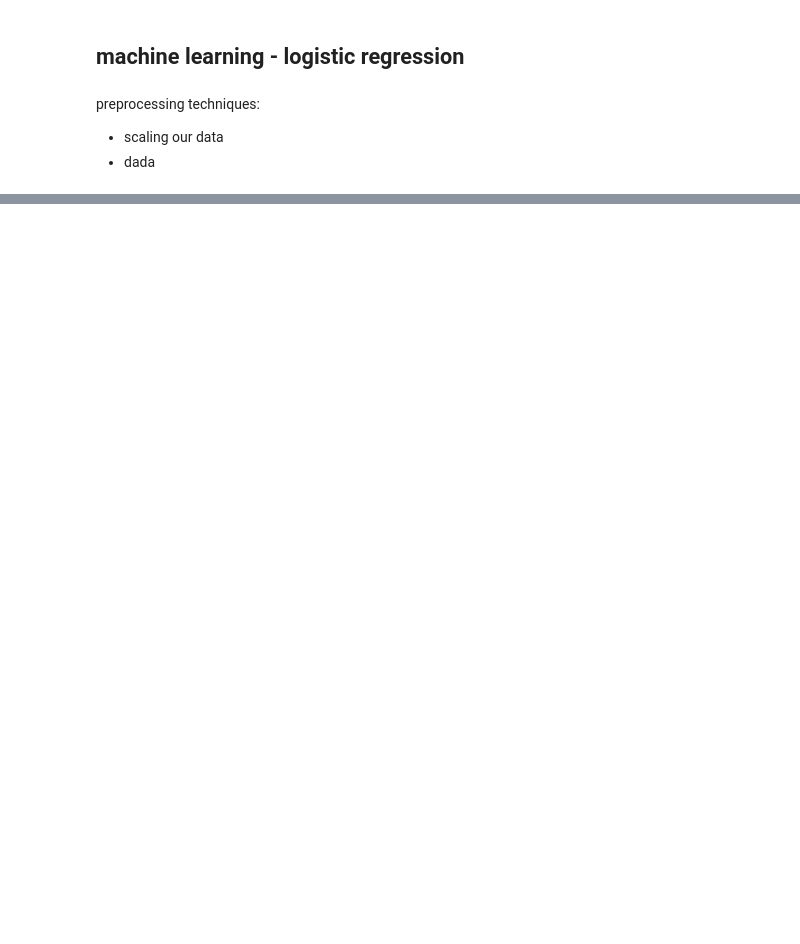
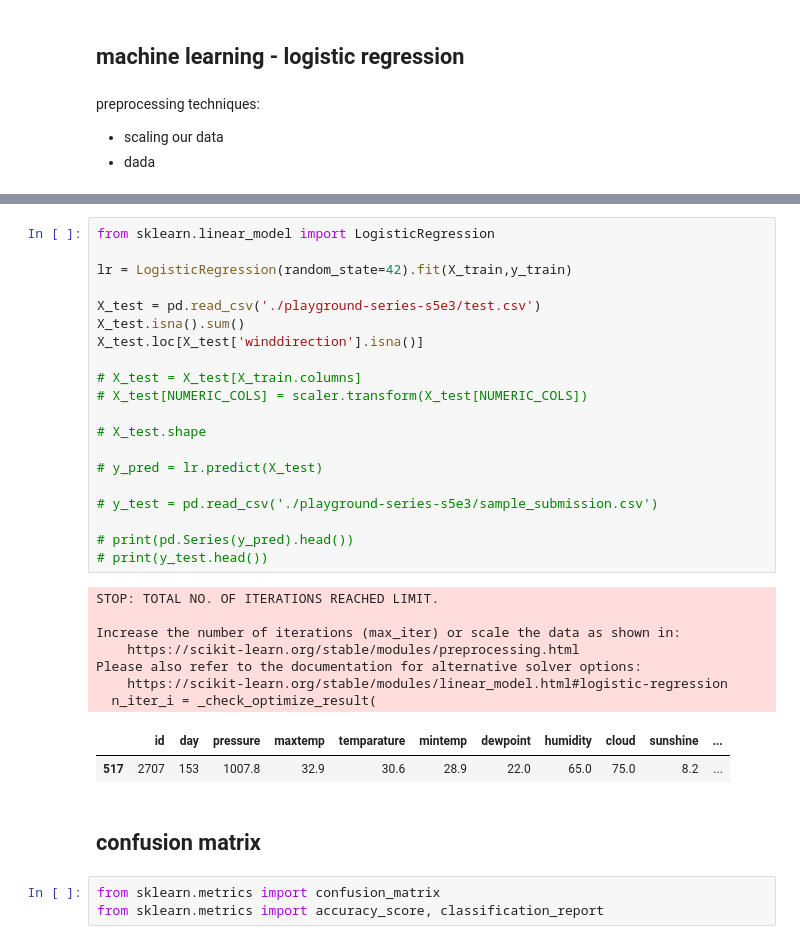
Before and after one commit to ryan-avancena/kaggle, a Jupyter notebook: s5e3.ipynb, the cells around one changed output, grey strips where cells are left out. Saved outputs shown, nothing was run; the diff lists cells and outputs as text; blank space fills up the shorter version.

```diff
--- a/s5e3.ipynb
+++ b/s5e3.ipynb
@@ -44,0 +64,35 @@ lr = LogisticRegression(random_state=42).fit(X_train,y_train)
+# %%
+from sklearn.linear_model import LogisticRegression
+
+lr = LogisticRegression(random_state=42).fit(X_train,y_train)
+
+X_test = pd.read_csv('./playground-series-s5e3/test.csv')
+X_test.isna().sum()
+X_test.loc[X_test['winddirection'].isna()]
+
+# X_test = X_test[X_train.columns]
+# X_test[NUMERIC_COLS] = scaler.transform(X_test[NUMERIC_COLS])
+
+# X_test.shape
+
+# y_pred = lr.predict(X_test)
+
+# y_test = pd.read_csv('./playground-series-s5e3/sample_submission.csv')
+
+# print(pd.Series(y_pred).head())
+# print(y_test.head())
+# %% [output]
+STOP: TOTAL NO. OF ITERATIONS REACHED LIMIT.
+
+Increase the number of iterations (max_iter) or scale the data as shown in:
+    https://scikit-learn.org/stable/modules/preprocessing.html
+Please also refer to the documentation for alternative solver options:
+    https://scikit-learn.org/stable/modules/linear_model.html#logistic-regression
+  n_iter_i = _check_optimize_result(
+|  | id | day | pressure | maxtemp | temparature | mintemp | dewpoint | humidity | cloud | sunshine | ... |
+| 517 | 2707 | 153 | 1007.8 | 32.9 | 30.6 | 28.9 | 22.0 | 65.0 | 75.0 | 8.2 | ... |
+# %% [markdown]
+## confusion matrix
+# %%
+from sklearn.metrics import confusion_matrix
+from sklearn.metrics import accuracy_score, classification_report
```
Also changed, not shown: parts of 6 cells of this notebook.
